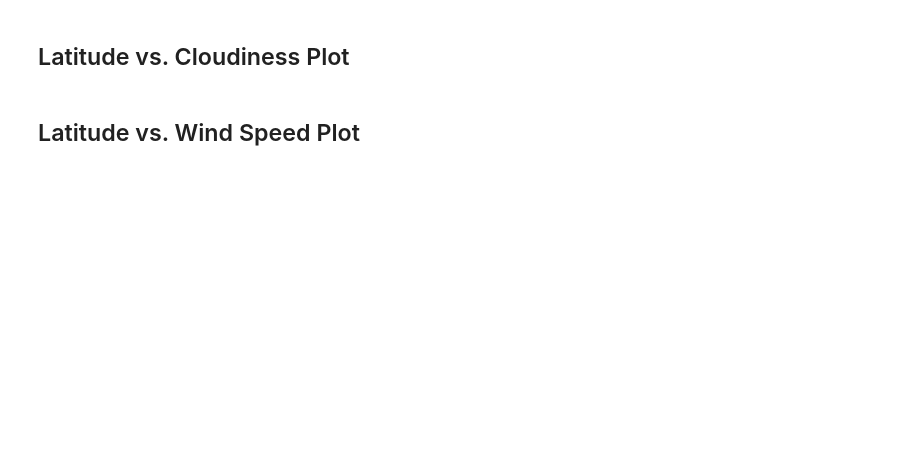
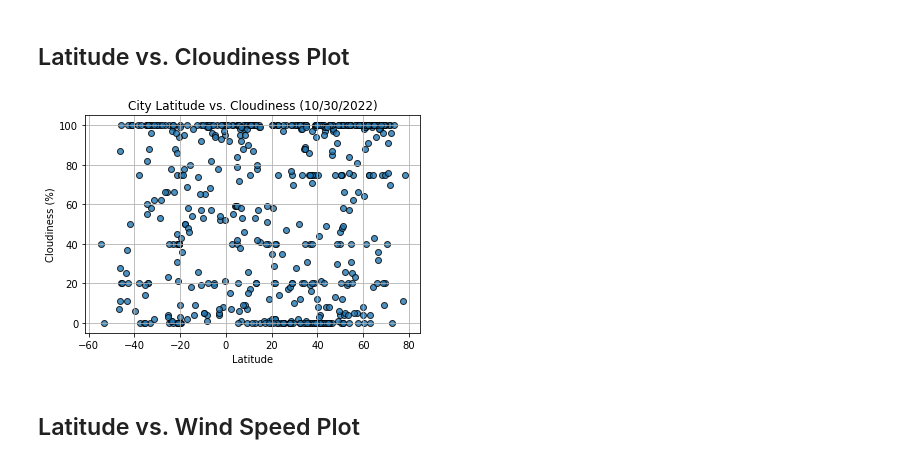
Before and after one commit to JeremyTallant/python-api-challenge, a Jupyter notebook: WeatherPy/WeatherPy.ipynb, the cells around one changed output. Drawn from its saved outputs; the diff is of its cells as text; code cells hidden in the pictures; blank space fills up the shorter version.

```diff
--- a/WeatherPy/WeatherPy.ipynb
+++ b/WeatherPy/WeatherPy.ipynb
@@ -215,4 +232,22 @@ plt.show()
 # %% [markdown]
 ## Latitude vs. Cloudiness Plot
+# %%
+# Create a Scatter Plot for Latitude vs. Cloudiness
+date = time.strftime("%m/%d/%Y")
+x_values = weather_data['Lat']
+y_values = weather_data['Cloudiness']
+plt.scatter(x_values, y_values, alpha = 0.8, edgecolors = "k")
+plt.xlabel('Latitude')
+plt.ylabel('Cloudiness (%)')
+plt.title(f'City Latitude vs. Cloudiness ({date})')
+plt.grid(True)
+
+# Save the figure
+plt.savefig("../output_data/LatitudeVsCloudinessPlot.png")
+
+# Show plot
+plt.show()
+# %% [output]
+[figure, added]
 # %% [markdown]
 ## Latitude vs. Wind Speed Plot
```
Also changed, not shown: parts of 13 cells of this notebook, 12 other files.
